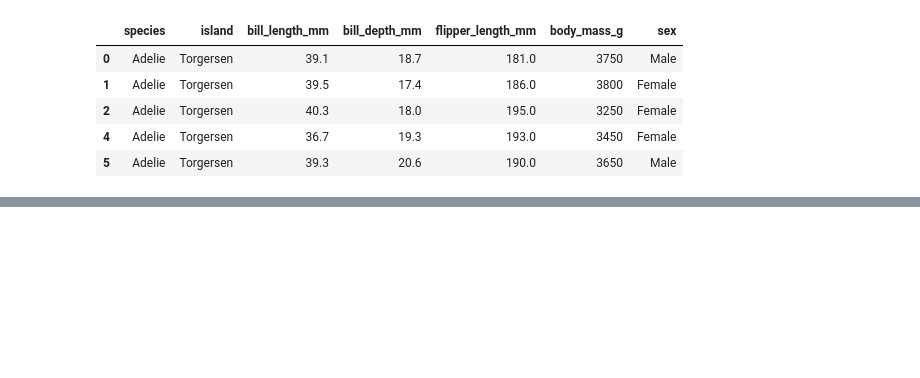
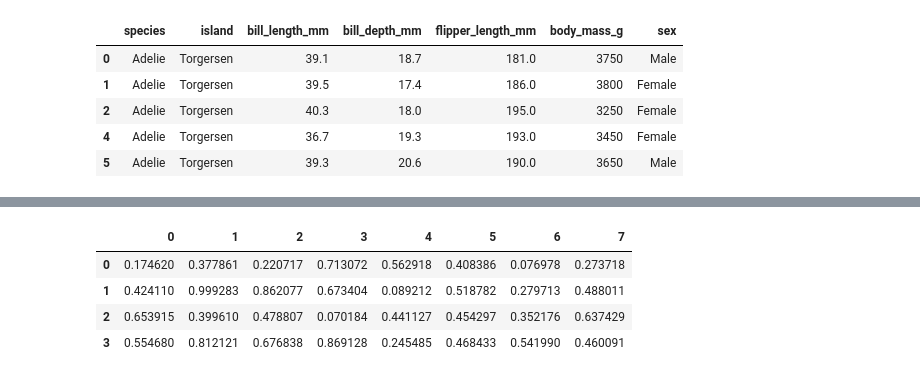
Before and after one commit to GouravGC/Complete-AI-and-Data-Science, a Jupyter notebook: 02_pandas_tips_tricks/01_pandas.ipynb, the cells around one changed output, grey strips where cells are left out. Cells and saved outputs as stored; diff of their text form; code cells hidden in the pictures; blank space fills up the shorter version.

```diff
--- a/02_pandas_tips_tricks/01_pandas.ipynb
+++ b/02_pandas_tips_tricks/01_pandas.ipynb
@@ -283,0 +399,8 @@ array(['men', 'Femen'], dtype=object)
+# %%
+pd.DataFrame(np.random.rand(4,8))
+# %% [output]
+|  | 0 | 1 | 2 | 3 | 4 | 5 | 6 | 7 |
+| 0 | 0.174620 | 0.377861 | 0.220717 | 0.713072 | 0.562918 | 0.408386 | 0.076978 | 0.273718 |
+| 1 | 0.424110 | 0.999283 | 0.862077 | 0.673404 | 0.089212 | 0.518782 | 0.279713 | 0.488011 |
+| 2 | 0.653915 | 0.399610 | 0.478807 | 0.070184 | 0.441127 | 0.454297 | 0.352176 | 0.637429 |
+| 3 | 0.554680 | 0.812121 | 0.676838 | 0.869128 | 0.245485 | 0.468433 | 0.541990 | 0.460091 |
```
Also changed, not shown: parts of 23 cells of this notebook, 1 other file.
